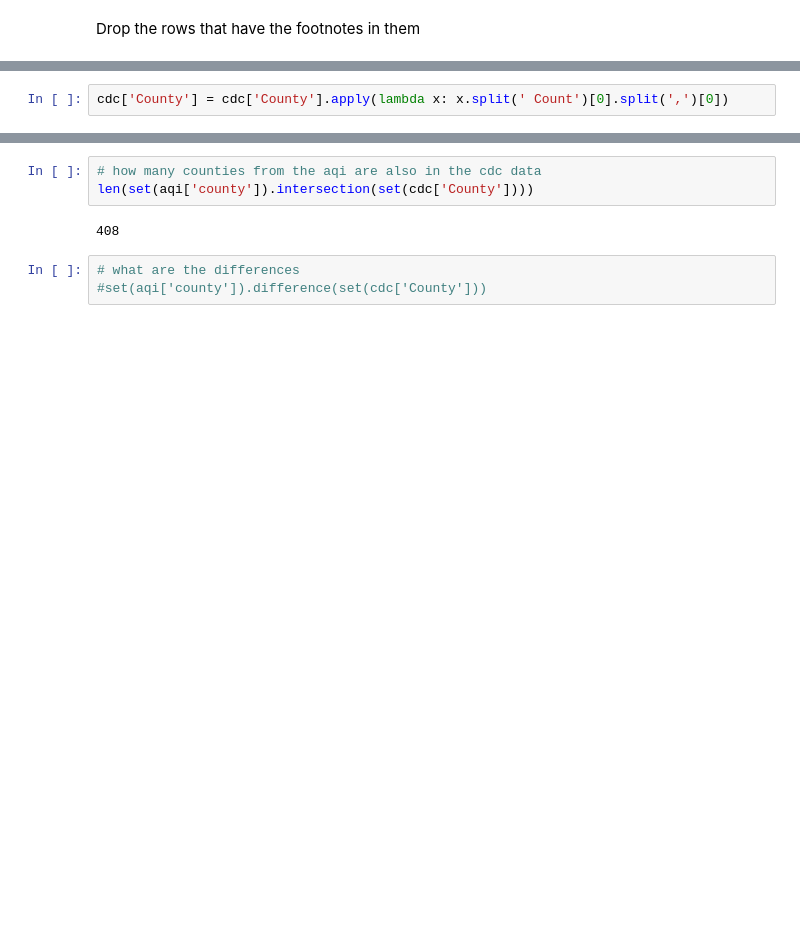
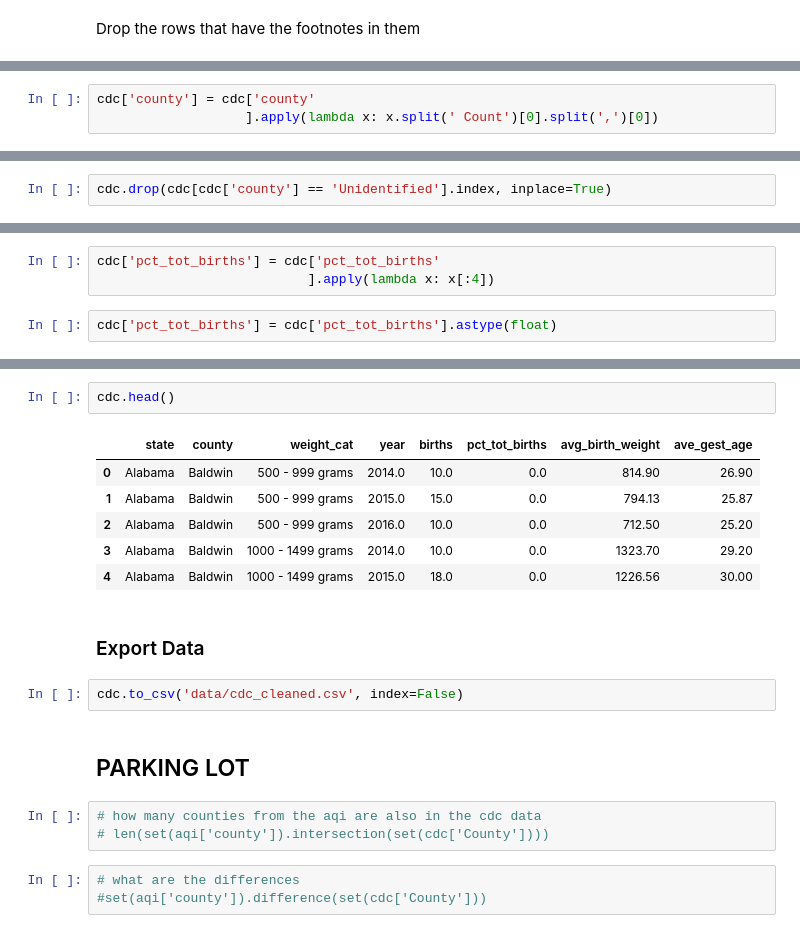
Before and after one commit to wdegraw93/low_birth_weight_vs_aqi_study, a Jupyter notebook: matt.ipynb, the cells around one changed output, grey strips where cells are left out. Drawn from its saved outputs; the diff is of its cells as text; blank space fills up the shorter version.

```diff
--- a/matt.ipynb
+++ b/matt.ipynb
@@ -195,2 +326,3 @@ Looks like they are including the state abbreviation in the County name, so will
 # %%
-cdc['County'] = cdc['County'].apply(lambda x: x.split(' Count')[0].split(',')[0])
+cdc['county'] = cdc['county'
+                   ].apply(lambda x: x.split(' Count')[0].split(',')[0])
@@ -196,0 +355,2 @@ cdc['County'] = cdc['County'].apply(lambda x: x.split(' Count')[0].split(',')[0]
+# %%
+cdc.drop(cdc[cdc['county'] == 'Unidentified'].index, inplace=True)
@@ -196,0 +395,5 @@ cdc['County'] = cdc['County'].apply(lambda x: x.split(' Count')[0].split(',')[0]
+# %%
+cdc['pct_tot_births'] = cdc['pct_tot_births'
+                           ].apply(lambda x: x[:4])
+# %%
+cdc['pct_tot_births'] = cdc['pct_tot_births'].astype(float)
@@ -197,8 +412,21 @@ cdc['County'] = cdc['County'].apply(lambda x: x.split(' Count')[0].split(',')[0]
+# %%
+cdc.head()
+# %% [output]
+|  | state | county | weight_cat | year | births | pct_tot_births | avg_birth_weight | ave_gest_age |
+| 0 | Alabama | Baldwin | 500 - 999 grams | 2014.0 | 10.0 | 0.0 | 814.90 | 26.90 |
+| 1 | Alabama | Baldwin | 500 - 999 grams | 2015.0 | 15.0 | 0.0 | 794.13 | 25.87 |
+| 2 | Alabama | Baldwin | 500 - 999 grams | 2016.0 | 10.0 | 0.0 | 712.50 | 25.20 |
+| 3 | Alabama | Baldwin | 1000 - 1499 grams | 2014.0 | 10.0 | 0.0 | 1323.70 | 29.20 |
+| 4 | Alabama | Baldwin | 1000 - 1499 grams | 2015.0 | 18.0 | 0.0 | 1226.56 | 30.00 |
+# %% [markdown]
+### Export Data
+# %%
+cdc.to_csv('data/cdc_cleaned.csv', index=False)
+# %% [markdown]
+## PARKING LOT
 # %%
 # how many counties from the aqi are also in the cdc data
-len(set(aqi['county']).intersection(set(cdc['County'])))
+# len(set(aqi['county']).intersection(set(cdc['County'])))
-# %% [output]
-408
 # %%
 # what are the differences
 #set(aqi['county']).difference(set(cdc['County']))
```
Also changed, not shown: parts of 50 cells of this notebook.
